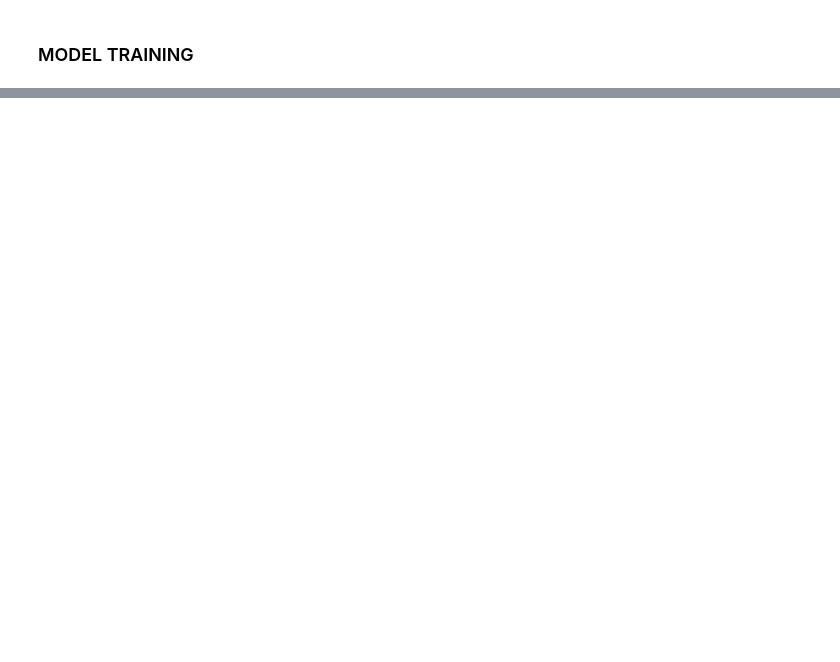
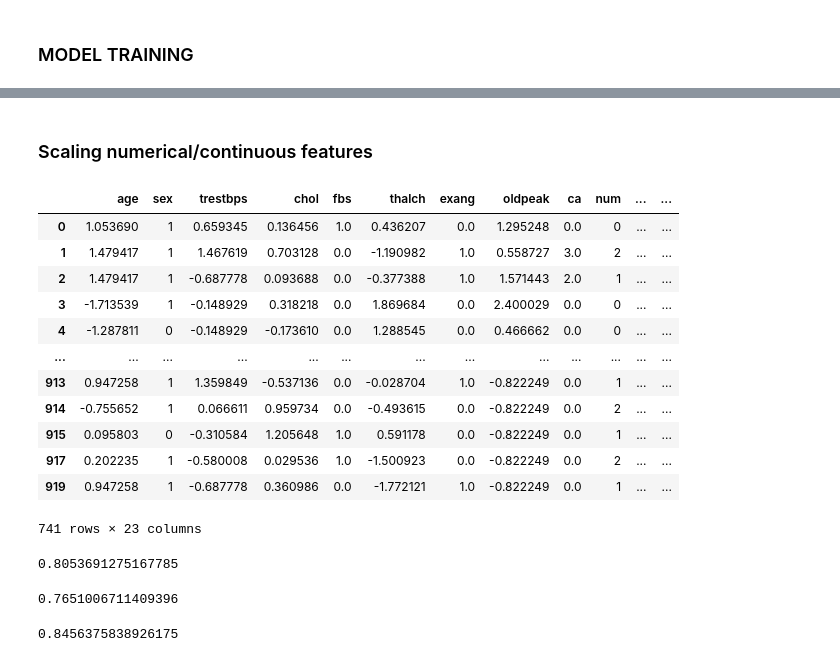
Before and after one commit to RezaP117/mlproject, a Jupyter notebook: notebook/data/eda_and_model_training.ipynb, the cells around one changed output, grey strips where cells are left out. Saved outputs shown, nothing was run; the diff lists cells and outputs as text; code cells hidden in the pictures; blank space fills up the shorter version.

```diff
--- a/notebook/data/eda_and_model_training.ipynb
+++ b/notebook/data/eda_and_model_training.ipynb
@@ -583,0 +626,26 @@ memory usage: 121.6+ KB
+# %% [markdown]
+### Scaling numerical/continuous features ###
+# %%
+from sklearn.preprocessing import StandardScaler
+numerical_cols_to_scale = ["age", "trestbps", "chol", "thalch", "oldpeak"]
+scaler = StandardScaler()
+# Create a new DataFrame with the scaled values
+scaled_values = scaler.fit_transform(heart_disease_df[numerical_cols_to_scale])
+
+# Update the original DataFrame with the scaled values
+heart_disease_df[numerical_cols_to_scale] = scaled_values
+heart_disease_df
+# %% [output]
+|  | age | sex | trestbps | chol | fbs | thalch | exang | oldpeak | ca | num | ... | ... |
+| 0 | 1.053690 | 1 | 0.659345 | 0.136456 | 1.0 | 0.436207 | 0.0 | 1.295248 | 0.0 | 0 | ... | ... |
+| 1 | 1.479417 | 1 | 1.467619 | 0.703128 | 0.0 | -1.190982 | 1.0 | 0.558727 | 3.0 | 2 | ... | ... |
+| 2 | 1.479417 | 1 | -0.687778 | 0.093688 | 0.0 | -0.377388 | 1.0 | 1.571443 | 2.0 | 1 | ... | ... |
+| 3 | -1.713539 | 1 | -0.148929 | 0.318218 | 0.0 | 1.869684 | 0.0 | 2.400029 | 0.0 | 0 | ... | ... |
+| 4 | -1.287811 | 0 | -0.148929 | -0.173610 | 0.0 | 1.288545 | 0.0 | 0.466662 | 0.0 | 0 | ... | ... |
+| ... | ... | ... | ... | ... | ... | ... | ... | ... | ... | ... | ... | ... |
+| 913 | 0.947258 | 1 | 1.359849 | -0.537136 | 0.0 | -0.028704 | 1.0 | -0.822249 | 0.0 | 1 | ... | ... |
+| 914 | -0.755652 | 1 | 0.066611 | 0.959734 | 0.0 | -0.493615 | 0.0 | -0.822249 | 0.0 | 2 | ... | ... |
+| 915 | 0.095803 | 0 | -0.310584 | 1.205648 | 1.0 | 0.591178 | 0.0 | -0.822249 | 0.0 | 1 | ... | ... |
+| 917 | 0.202235 | 1 | -0.580008 | 0.029536 | 1.0 | -1.500923 | 0.0 | -0.822249 | 0.0 | 2 | ... | ... |
+| 919 | 0.947258 | 1 | -0.687778 | 0.360986 | 0.0 | -1.772121 | 1.0 | -0.822249 | 0.0 | 1 | ... | ... |
+741 rows × 23 columns
@@ -583,0 +659,28 @@ memory usage: 121.6+ KB
+# %%
+from sklearn.linear_model import LogisticRegression
+from sklearn.metrics import accuracy_score
+lgr = LogisticRegression()
+lgr.fit(X_train, y_train)
+y_preds = lgr.predict(X_test)
+acc = accuracy_score(y_preds, y_test)
+acc
+# %% [output]
+0.8053691275167785
+# %%
+from sklearn.tree import DecisionTreeClassifier
+dtc = DecisionTreeClassifier(max_depth = 10)
+dtc.fit(X_train, y_train)
+y_preds = dtc.predict(X_test)
+acc = accuracy_score(y_preds, y_test)
+acc
+# %% [output]
+0.7651006711409396
+# %%
+from sklearn.neighbors import KNeighborsClassifier
+knn = KNeighborsClassifier()
+knn.fit(X_train, y_train)
+y_preds = knn.predict(X_test)
+acc = accuracy_score(y_preds, y_test)
+acc
+# %% [output]
+0.8456375838926175
```
Also changed, not shown: parts of 9 cells of this notebook, 1 other file.
